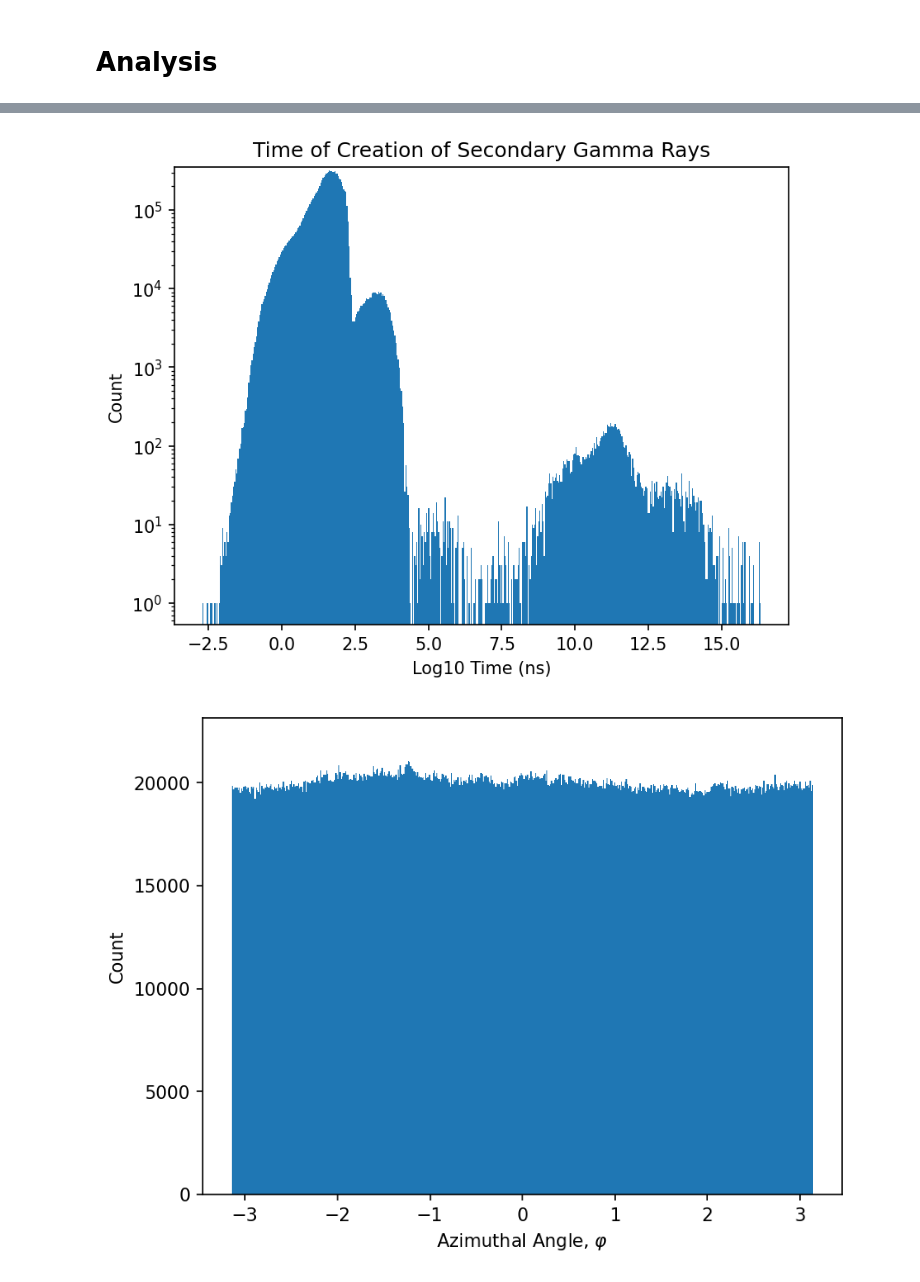
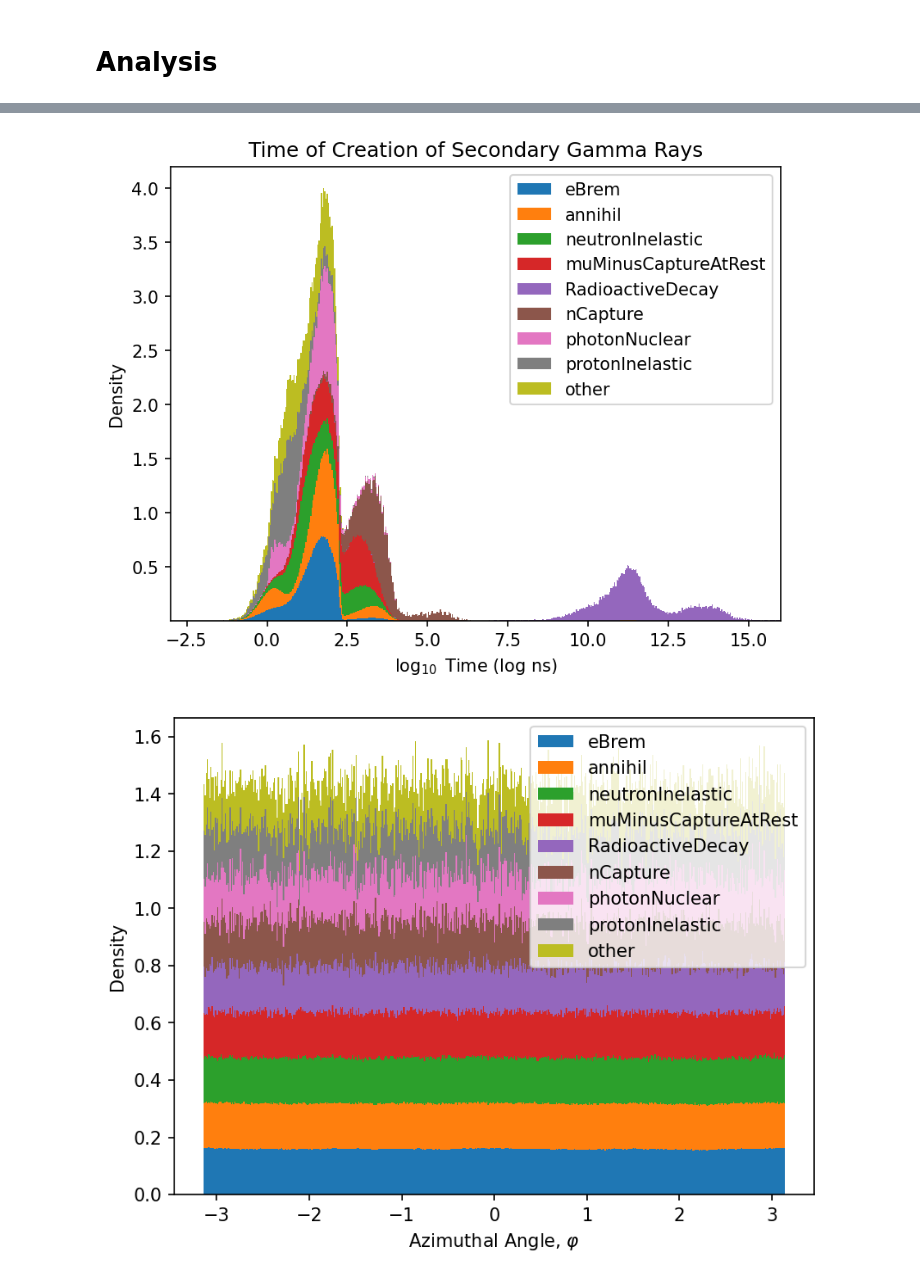
Before and after one commit to Jude-E-dev/Carbon-ASC-Repo, a Jupyter notebook: analysis/analysis.ipynb, the cells around one changed output, grey strips where cells are left out. Cells and saved outputs as stored; diff of their text form; code cells hidden in the pictures.

```diff
--- a/analysis/analysis.ipynb
+++ b/analysis/analysis.ipynb
@@ -118,7 +131,7 @@ df
 # %% [markdown]
 # CSV
 # %%
-df = pd.read_csv("archive/cry_all_100k_kill_secs.csv", comment="#", header=None)
+df = pd.read_csv("archive/all_1M_15pc_soil.csv", comment="#", header=None)
 df.columns = [
     "E",
     "p_x",
@@ -127,11 +140,8 @@ df.columns = [
     "x",
     "y",
     "z",
-    "name",
     "creator",
     "time",
-    "step",
-    "trackID",
 ]
 print(f"{df.shape[0]:,} gamma rays recorded")
 df
@@ -188,10 +195,6 @@ plot_with_peaks(
 # %%
-plt.yscale("log")
-mctaggart = df["creator"].isin(["nCapture", "RadioactiveDecay", "neutronInelastic"])
-plot_with_peaks(
-    df[mctaggart & carbon_e_zoom]["z"] / 10,
-    256,
-    xlabel="Depth (cm)",
-    title="Depth of Non-Primary Gamma Rays at Creation",
-    xlims=(-1000, 0),
-)
+include_processes = lambda names: df["creator"].isin(names)
+exclude_processes = lambda names: ~df["creator"].isin(names)
+
+process_names, process_counts = np.unique(df["creator"], return_counts=True)
+process_counts, process_names = zip(*sorted(zip(process_counts, process_names))[::-1])
@@ -221,17 +235,34 @@ plt.show()
 # %%
-plt.yscale("log")
 plot_with_peaks(
-    np.log10(df["time"]),
-    512,
+    data=[np.log10(df[include_processes([name])]["time"]) for name in process_names[:8]]
+    + [np.log10(df[exclude_processes(process_names[:8])]["time"])],
+    n_bins=512,
     title="Time of Creation of Secondary Gamma Rays",
-    xlabel="Log10 Time (ns)",
+    xlabel="$\\log_{10}$ Time (log ns)",
+    stacked=True,
+    legend=list(process_names[:8]) + ["other"],
+    bin_range=(-3.0, 16.0),
+    xlims=(-3.0, 16.0),
 )
 # %% [output]
-[figure, old version]
+[figure, new version]
 # %%
-phi = np.atan2(df["p_x"], df["p_y"])
-plot_with_peaks(phi, 512, xlabel="Azimuthal Angle, $\\varphi$")
+plot_with_peaks(
+    [
+        np.atan2(
+            df[include_processes([name])]["p_x"], df[include_processes([name])]["p_y"]
+        )
+        for name in process_names[:8]
+    ] + [np.atan2(
+            df[exclude_processes(process_names[:8])]["p_x"], df[exclude_processes(process_names[:8])]["p_y"]
+        )],
+    512,
+    xlabel="Azimuthal Angle, $\\varphi$",
+    stacked=True,
+    legend=list(process_names[:8]) + ["other"],
+    bin_range=(-np.pi, np.pi)
+)
 # %% [output]
-[figure, old version]
+[figure, new version]
 # %%
 plot_with_peaks(
```
Also changed, not shown: parts of 24 cells of this notebook, 8 other files.
